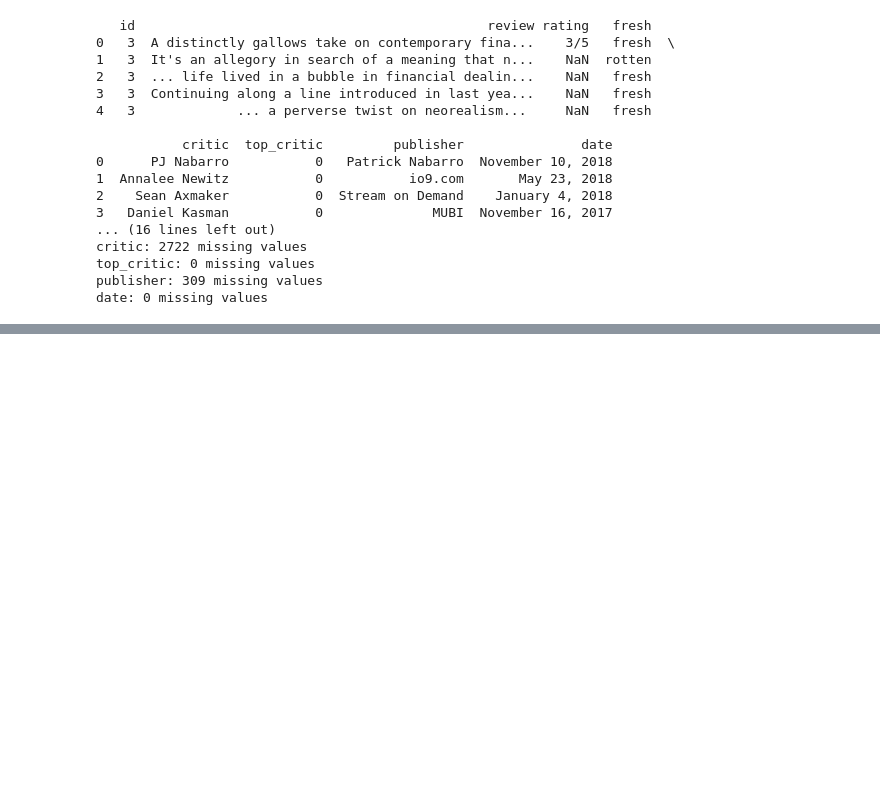
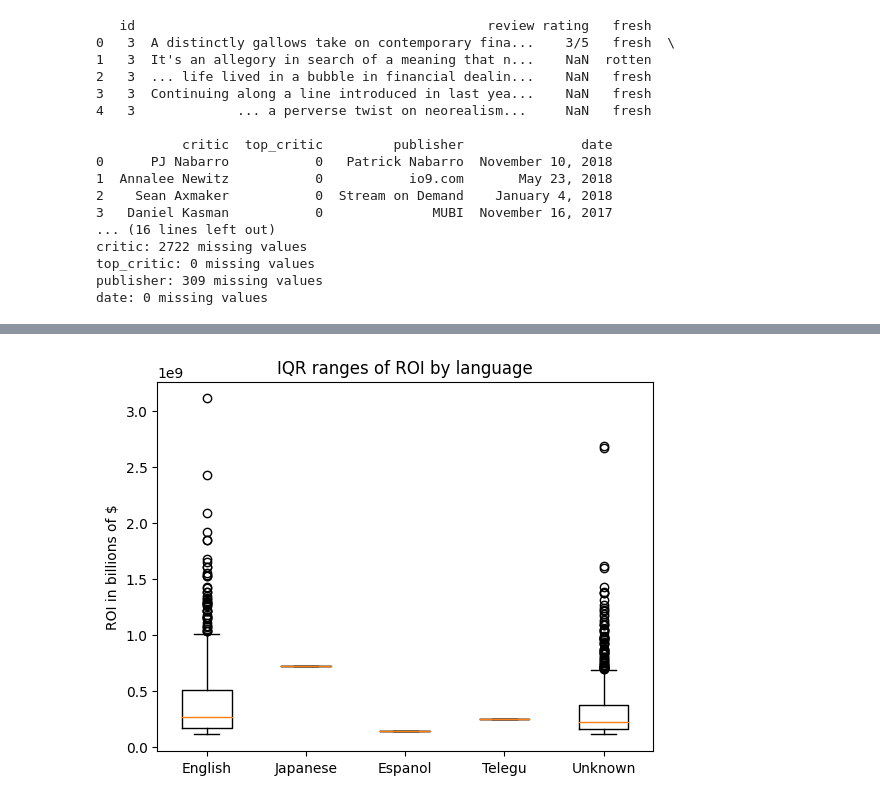
Before and after one commit to betsybetsybetsy2021/Phase1Project, a Jupyter notebook: index.ipynb, the cells around one changed output, grey strips where cells are left out. Cells and saved outputs as stored; diff of their text form; code cells hidden in the pictures; blank space fills up the shorter version.

```diff
--- a/index.ipynb
+++ b/index.ipynb
@@ -572,0 +1028,14 @@ conn.close()
+# %%
+# Creating multiple boxplots, can change to other for
+
+en = title_merge_df.loc[title_merge_df['original_language'] == 'en', 'ROI'].values
+ja = title_merge_df.loc[title_merge_df['original_language'] == 'ja', 'ROI'].values
+es =title_merge_df.loc[title_merge_df['original_language'] == 'es', 'ROI'].values
+te = title_merge_df.loc[title_merge_df['original_language'] == 'te', 'ROI'].values
+unk = title_merge_df.loc[title_merge_df['original_language'] == 'unk', 'ROI'].values
+
+plt.title('IQR ranges of ROI by language')
+plt.ylabel('ROI in billions of $')
+plt.boxplot([en, ja, es, te, unk], labels = ['English','Japanese','Espanol','Telegu', 'Unknown' ]);
+# %% [output]
+[figure, added]
```
Also changed, not shown: parts of 47 cells of this notebook.
